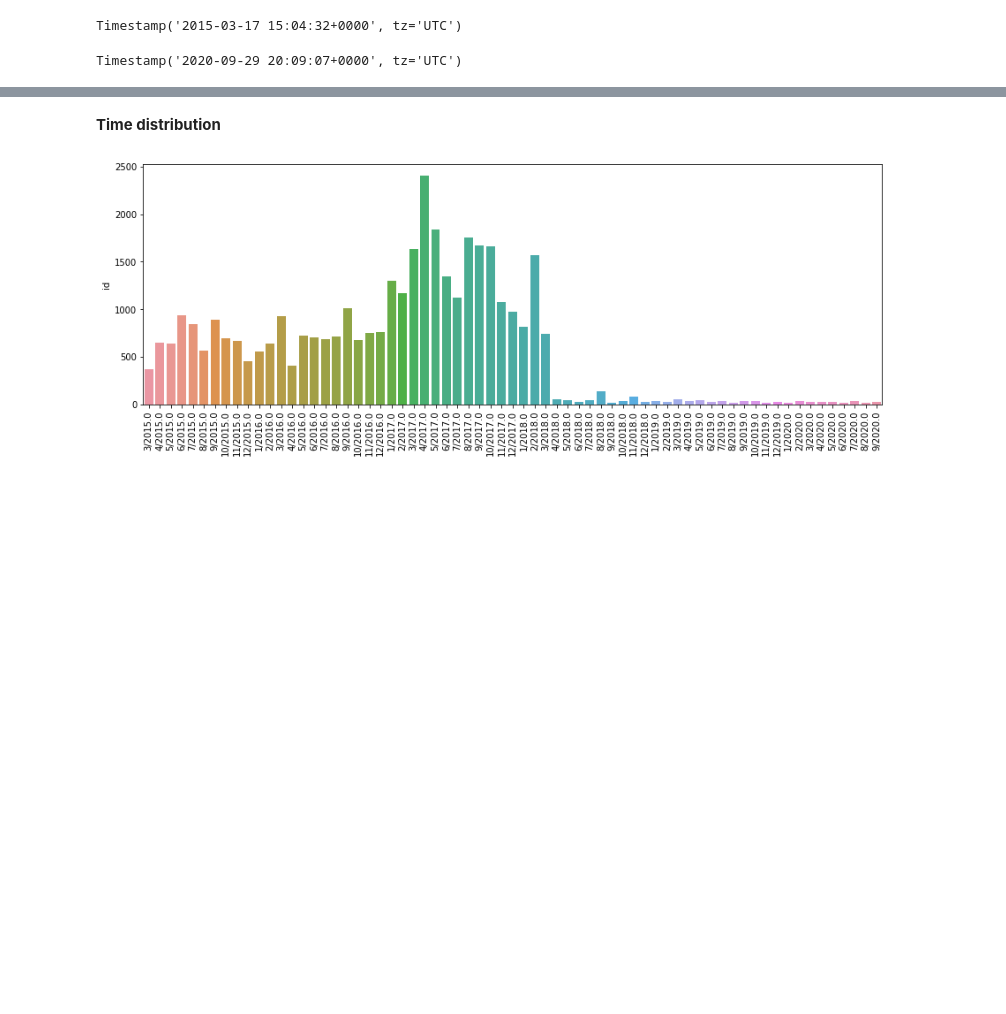
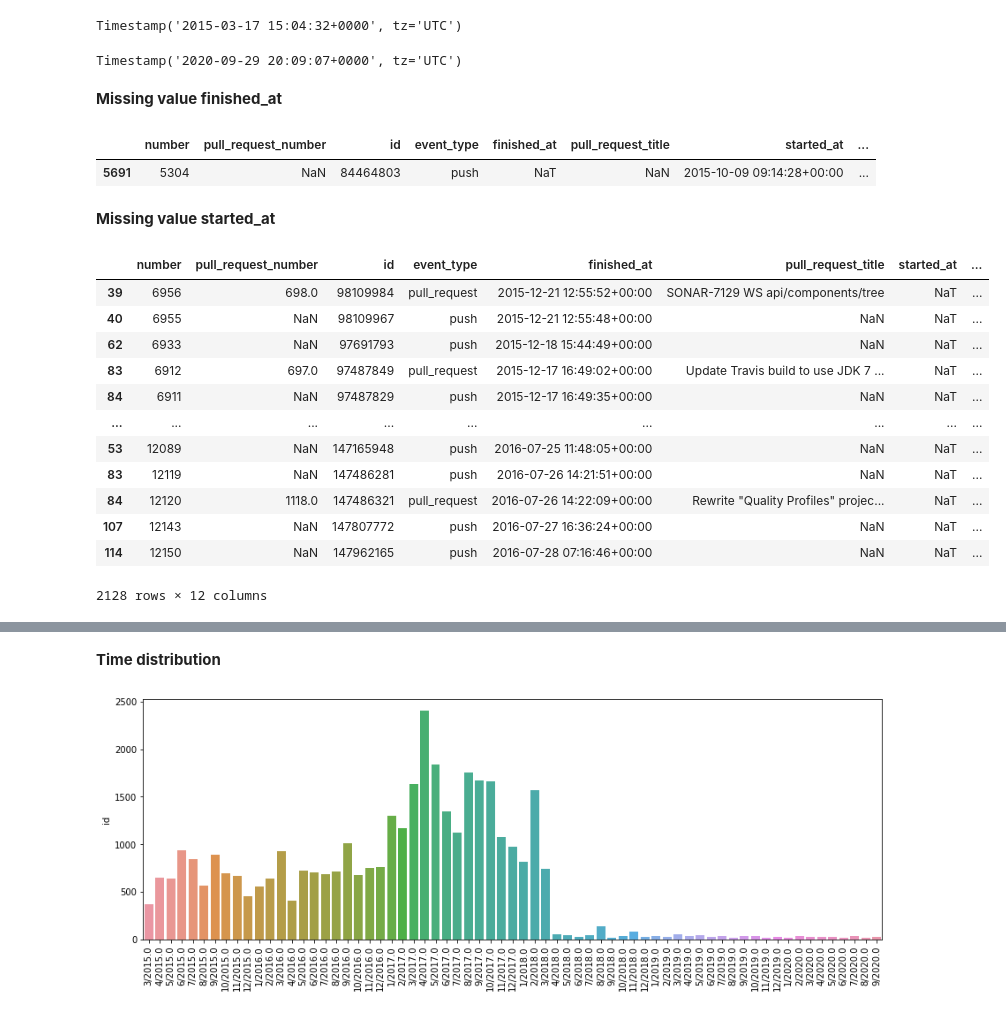
Before and after one commit to IncioMan/Continuous-Integration-metrics-for-post-release-bugs-prediction, a Jupyter notebook: notebooks/analysis/Builds_dataset_analysis.ipynb, the cells around one changed output, grey strips where cells are left out. Saved outputs shown, nothing was run; the diff lists cells and outputs as text; code cells hidden in the pictures; blank space fills up the shorter version.

```diff
--- a/notebooks/analysis/Builds_dataset_analysis.ipynb
+++ b/notebooks/analysis/Builds_dataset_analysis.ipynb
@@ -76,3 +99,28 @@ Timestamp('2015-03-17 15:04:32+0000', tz='UTC')
 builds.started_at.max()
 # %% [output]
 Timestamp('2020-09-29 20:09:07+0000', tz='UTC')
+# %% [markdown]
+**Missing value finished_at**
+# %%
+builds[builds.finished_at.isna()]
+# %% [output]
+|  | number | pull_request_number | id | event_type | finished_at | pull_request_title | started_at | ... |
+| 5691 | 5304 | NaN | 84464803 | push | NaT | NaN | 2015-10-09 09:14:28+00:00 | ... |
+# %% [markdown]
+**Missing value started_at**
+# %%
+builds[builds.started_at.isna()]
+# %% [output]
+|  | number | pull_request_number | id | event_type | finished_at | pull_request_title | started_at | ... |
+| 39 | 6956 | 698.0 | 98109984 | pull_request | 2015-12-21 12:55:52+00:00 | SONAR-7129 WS api/components/tree | NaT | ... |
+| 40 | 6955 | NaN | 98109967 | push | 2015-12-21 12:55:48+00:00 | NaN | NaT | ... |
+| 62 | 6933 | NaN | 97691793 | push | 2015-12-18 15:44:49+00:00 | NaN | NaT | ... |
+| 83 | 6912 | 697.0 | 97487849 | pull_request | 2015-12-17 16:49:02+00:00 | Update Travis build to use JDK 7 ... | NaT | ... |
+| 84 | 6911 | NaN | 97487829 | push | 2015-12-17 16:49:35+00:00 | NaN | NaT | ... |
+| ... | ... | ... | ... | ... | ... | ... | ... | ... |
+| 53 | 12089 | NaN | 147165948 | push | 2016-07-25 11:48:05+00:00 | NaN | NaT | ... |
+| 83 | 12119 | NaN | 147486281 | push | 2016-07-26 14:21:51+00:00 | NaN | NaT | ... |
+| 84 | 12120 | 1118.0 | 147486321 | pull_request | 2016-07-26 14:22:09+00:00 | Rewrite "Quality Profiles" projec... | NaT | ... |
+| 107 | 12143 | NaN | 147807772 | push | 2016-07-27 16:36:24+00:00 | NaN | NaT | ... |
+| 114 | 12150 | NaN | 147962165 | push | 2016-07-28 07:16:46+00:00 | NaN | NaT | ... |
+2128 rows × 12 columns
```
Also changed, not shown: parts of 9 cells of this notebook.
